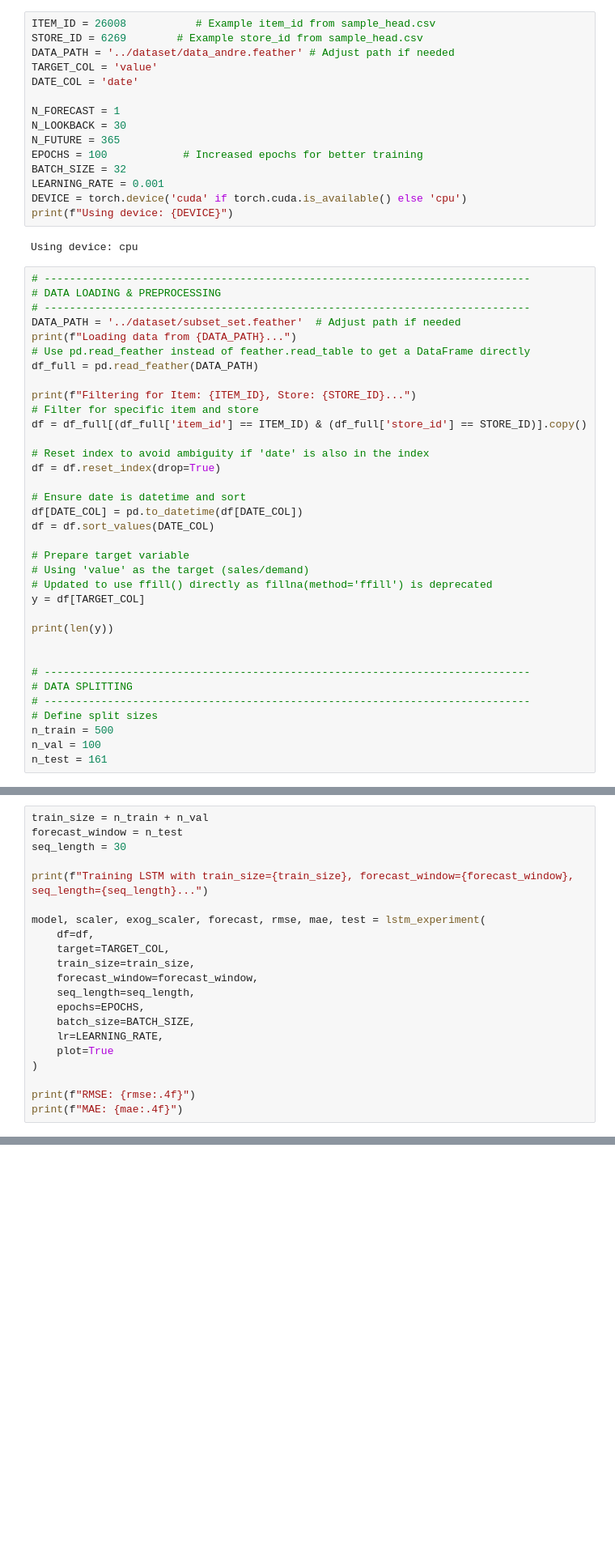
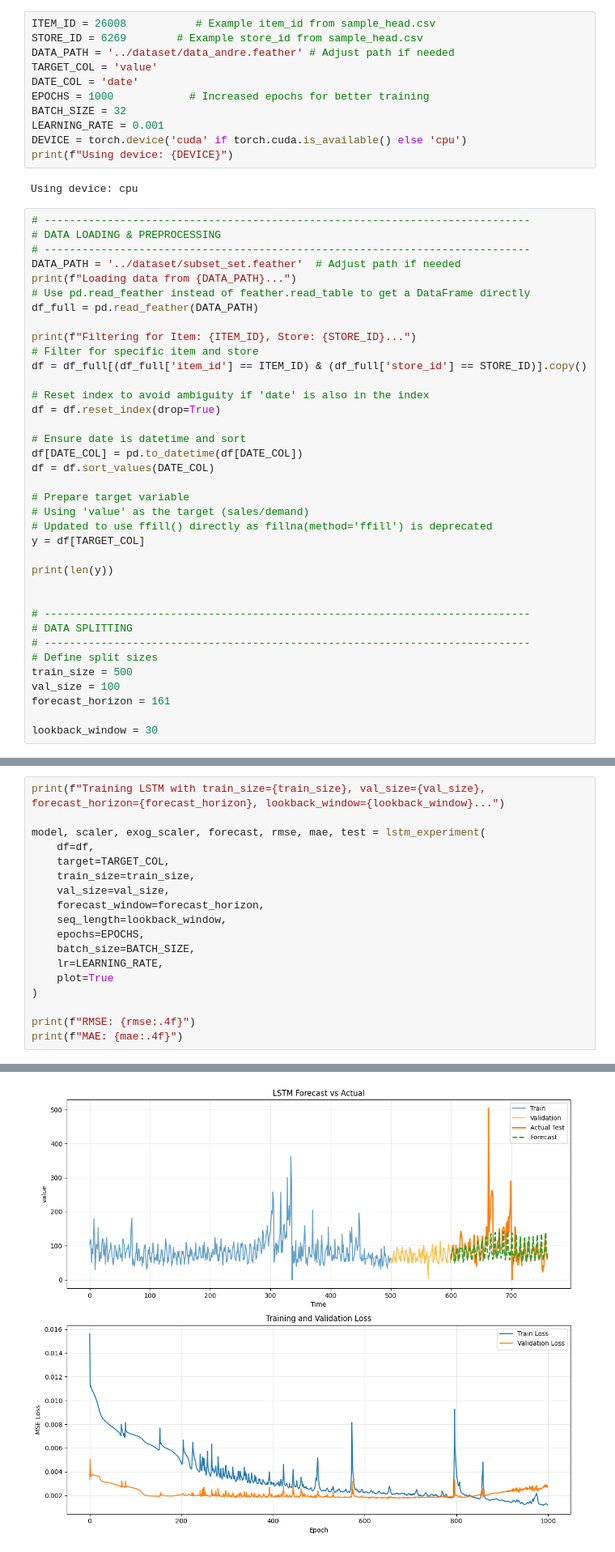
Before and after one commit to up202108724/Dissertation25-26, a Jupyter notebook: LSTM/lstm3.ipynb, the cells around one changed output, grey strips where cells are left out. Shown at 81% size. Saved outputs shown, nothing was run; the diff lists cells and outputs as text; blank space fills up the shorter version.

```diff
--- a/LSTM/lstm3.ipynb
+++ b/LSTM/lstm3.ipynb
@@ -190,11 +217,7 @@ STORE_ID = 6269        # Example store_id from sample_head.csv
 DATA_PATH = '../dataset/data_andre.feather' # Adjust path if needed
 TARGET_COL = 'value'
 DATE_COL = 'date'
-
-N_FORECAST = 1
-N_LOOKBACK = 30
-N_FUTURE = 365
-EPOCHS = 100            # Increased epochs for better training
+EPOCHS = 1000            # Increased epochs for better training
 BATCH_SIZE = 32
 LEARNING_RATE = 0.001
 DEVICE = torch.device('cuda' if torch.cuda.is_available() else 'cpu')
@@ -233,9 +256,11 @@ print(len(y))
 # DATA SPLITTING
 # -----------------------------------------------------------------------------
 # Define split sizes
-n_train = 500
-n_val = 100
-n_test = 161
+train_size = 500
+val_size = 100
+forecast_horizon = 161
+
+lookback_window = 30
 # %% [output]
 Loading data from ../dataset/subset_set.feather...
 Filtering for Item: 26008, Store: 6269...
@@ -257,16 +268,13 @@ MAE: 31.9173
 # %%
-train_size = n_train + n_val
-forecast_window = n_test
-seq_length = 30
-
-print(f"Training LSTM with train_size={train_size}, forecast_window={forecast_window}, seq_length={seq_length}...")
+print(f"Training LSTM with train_size={train_size}, val_size={val_size}, forecast_horizon={forecast_horizon}, lookback_window={lookback_window}...")
 
 model, scaler, exog_scaler, forecast, rmse, mae, test = lstm_experiment(
     df=df,
     target=TARGET_COL,
     train_size=train_size,
-    forecast_window=forecast_window,
-    seq_length=seq_length,
+    val_size=val_size,
+    forecast_window=forecast_horizon,
+    seq_length=lookback_window,
     epochs=EPOCHS,
     batch_size=BATCH_SIZE,
     lr=LEARNING_RATE,
@@ -275,3 +283,4 @@ model, scaler, exog_scaler, forecast, rmse, mae, test = lstm_experiment(
 
 print(f"RMSE: {rmse:.4f}")
 print(f"MAE: {mae:.4f}")
+# %% [output]
@@ -277,0 +305 @@ print(f"MAE: {mae:.4f}")
+[figure, added]
```
Also changed, not shown: parts of 3 cells of this notebook, 42 other files.
